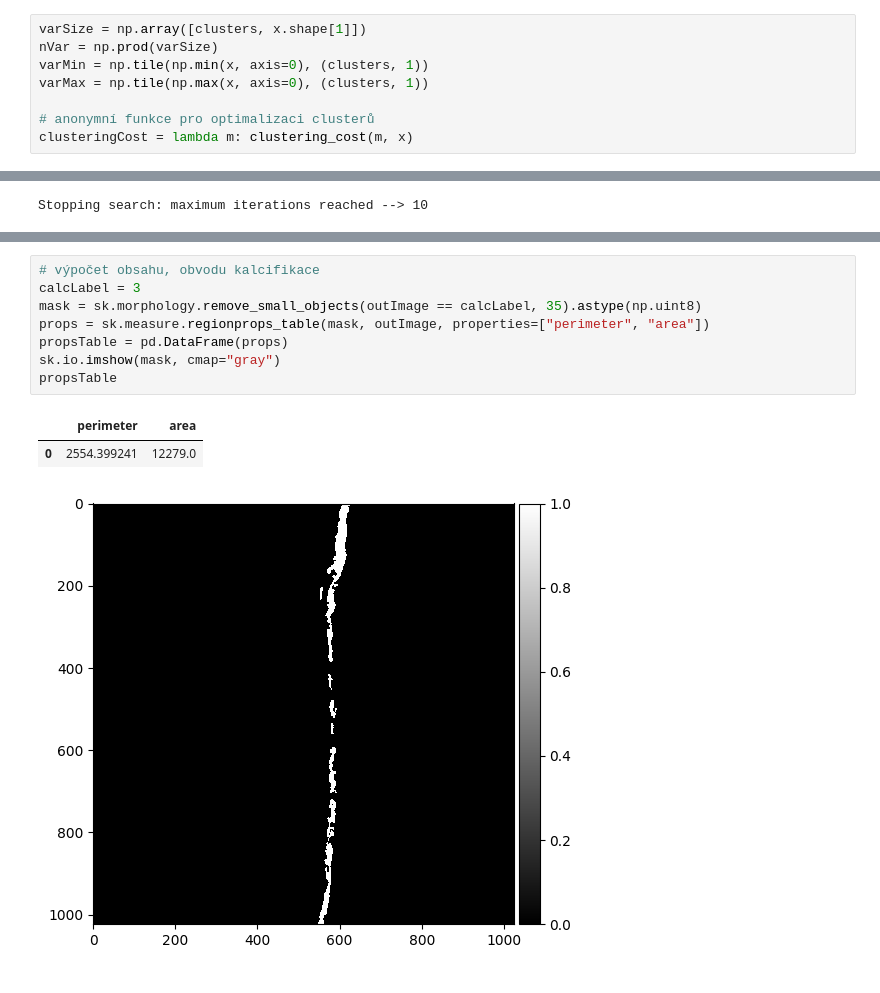
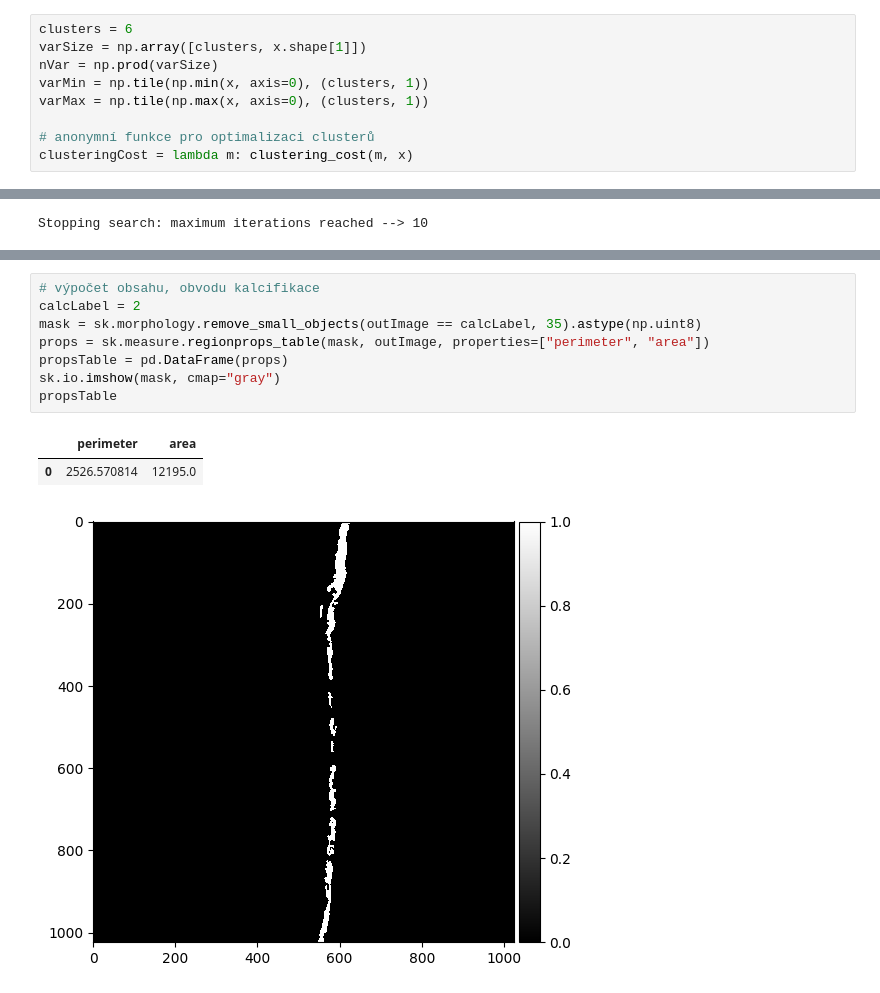
Before and after one commit to Vojtech-Benda/AUI, a Jupyter notebook: kalcifikace_clustering/kalcifikace_clustering.ipynb, the cells around one changed output, grey strips where cells are left out. Cells and saved outputs as stored; diff of their text form.

```diff
--- a/cviceni3/cviceni3.ipynb
+++ b/kalcifikace_clustering/kalcifikace_clustering.ipynb
@@ -41,4 +40,5 @@ clusters = 5
 # %%
+clusters = 6
 varSize = np.array([clusters, x.shape[1]])
 nVar = np.prod(varSize)
 varMin = np.tile(np.min(x, axis=0), (clusters, 1))
@@ -65,12 +65,12 @@ sk.io.show()
 # %%
 # výpočet obsahu, obvodu kalcifikace
-calcLabel = 3
+calcLabel = 2
 mask = sk.morphology.remove_small_objects(outImage == calcLabel, 35).astype(np.uint8)
 props = sk.measure.regionprops_table(mask, outImage, properties=["perimeter", "area"])
 propsTable = pd.DataFrame(props)
 sk.io.imshow(mask, cmap="gray")
 propsTable
 # %% [output]
 |  | perimeter | area |
-| 0 | 2554.399241 | 12279.0 |
+| 0 | 2526.570814 | 12195.0 |
 [figure]
```
Also changed, not shown: parts of 2 cells of this notebook, 19 other files.
